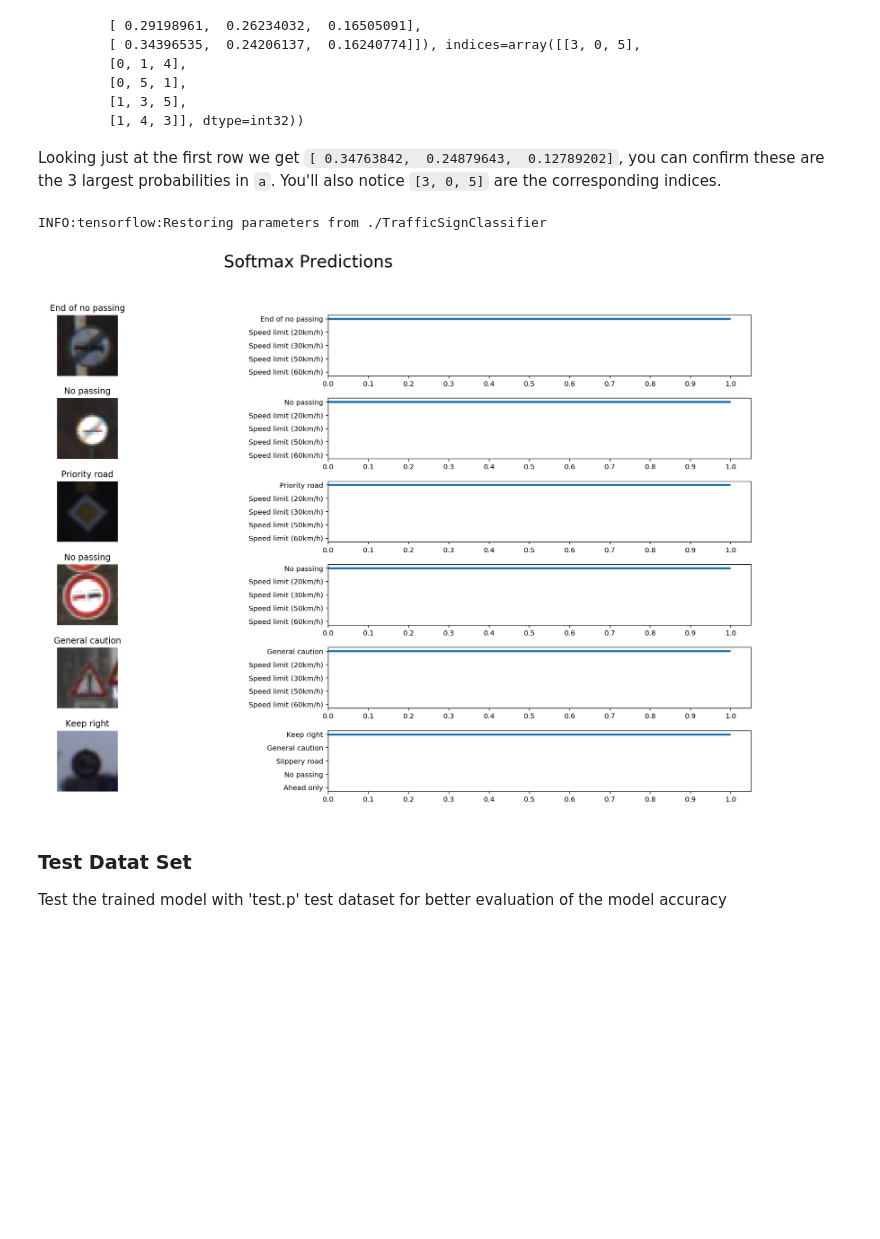
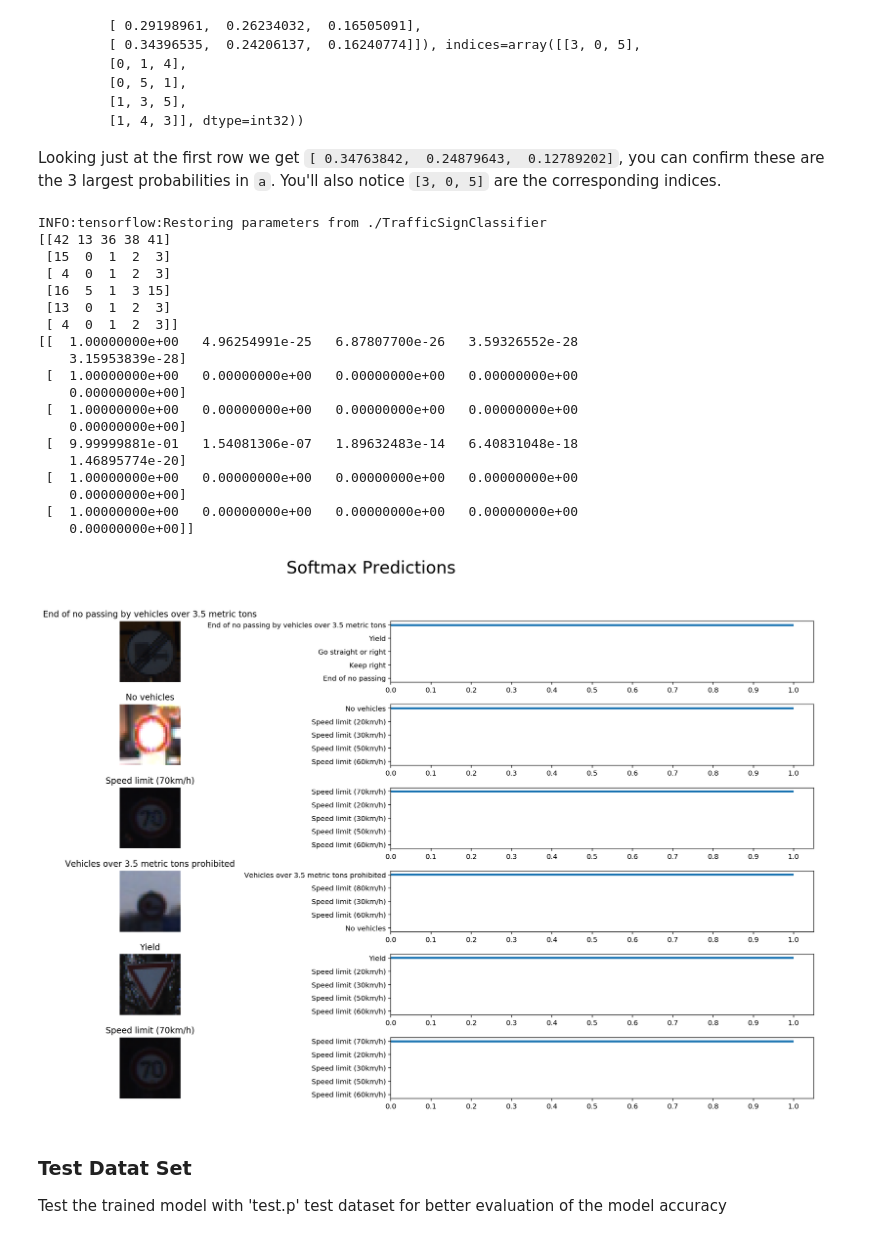
Before and after one commit to chanwooyang/Udacity-SDCND, a Jupyter notebook: T1-P2-TrafficSignClassifier/Traffic_Sign_Classifier.ipynb, the cells around one changed output. Saved outputs shown, nothing was run; the diff lists cells and outputs as text; code cells hidden in the pictures; blank space fills up the shorter version.

```diff
--- a/T1-P2-TrafficSignClassifier/Traffic_Sign_Classifier.ipynb
+++ b/T1-P2-TrafficSignClassifier/Traffic_Sign_Classifier.ipynb
@@ -336,7 +329,7 @@ def LeNet(x, keep_prob, is_training):
 
     # Conv Layer 1
     input1 = x
-    output_size1 = 20
+    output_size1 = 40
     k_size1 = [5,5]
     k_stride1 = [1,1]
     k_pad1 = 'VALID'
@@ -347,7 +340,7 @@ def LeNet(x, keep_prob, is_training):
 
     # Conv Layer 2
     input2 = conv_layer1
-    output_size2 = 50
+    output_size2 = 80
     k_size2 = [5,5]
     k_stride2 = [1,1]
     k_pad2 = 'VALID'
@@ -356,7 +349,6 @@ def LeNet(x, keep_prob, is_training):
     pool_pad2 = 'SAME'
     conv_layer2 = convlayer(input2, output_size2, k_size2, k_stride2, k_pad2, pool_size2, pool_stride2, pool_pad2, is_training, 'convlayer2')
 
-    # Flatten. Input = 5x5x16. Output = 400.
     # flattened layer: 4D Tensor --> 2D Tensor [Batch Size, Flattened Image Size]
     layer2_shape = conv_layer2.get_shape().as_list()
     flat_size = np.prod(layer2_shape[1:])
@@ -365,7 +357,7 @@ def LeNet(x, keep_prob, is_training):
 
     # Fully Connected Layer 3
     input3 = layer2_flat
-    output_size3 = 700
+    output_size3 = 1000
     dropout3 = True
     keep_prob3 = keep_prob
     fully_con_layer3 = fully_connected(input3, output_size3, dropout3, keep_prob3, is_training, 'fullconlayer3')
@@ -409,12 +401,12 @@ sets imply underfitting. A high accuracy on the training set but low accuracy on
 ### the accuracy on the test set should be calculated and reported as well.
 ### Feel free to use as many code cells as needed.
 
-rate = 0.001
+rate = 0.0005
 
 logits = LeNet(x,keep_prob,is_training)
 logits = tf.identity(logits, name='logit') # Name logits Tensor so that it can be loaded from disk after training
 cross_entropy = tf.nn.softmax_cross_entropy_with_logits(labels=one_hot_y, logits=logits)
-loss_operation = tf.reduce_mean(cross_entropy)
+loss_operation = tf.reduce_mean(cross_entropy, name='loss')
 with tf.control_dependencies(tf.get_collection(tf.GraphKeys.UPDATE_OPS)):
     training_operation = tf.train.AdamOptimizer(learning_rate = rate).minimize(loss_operation)
 # %% [output]
@@ -435,15 +427,17 @@ correct_prediction = tf.equal(tf.argmax(logits, 1), tf.argmax(one_hot_y, 1))
 accuracy_operation = tf.reduce_mean(tf.cast(correct_prediction, tf.float32), name='accuracy')
 saver = tf.train.Saver()
 
-def evaluate(sess, train_X_data, train_y_data, valid_X_data, valid_y_data):
+def evaluate(sess, valid_X_data, valid_y_data):
     num_examples = len(valid_X_data)
     total_accuracy = 0
+    total_loss = 0
     for offset in range(0, num_examples, BATCH_SIZE):
         valid_batch_x, valid_batch_y = valid_X_data[offset:offset+BATCH_SIZE], valid_y_data[offset:offset+BATCH_SIZE]
-        loss = sess.run(loss_operation, feed_dict={x: train_X_data, y:train_y_data, keep_prob:1.0, is_training:False})
+        loss = sess.run(loss_operation, feed_dict={x: valid_batch_x, y:valid_batch_y, keep_prob:1.0, is_training:False})
         accuracy = sess.run(accuracy_operation, feed_dict={x: valid_batch_x, y: valid_batch_y, keep_prob:1.0, is_training:False})
-        total_accuracy += (accuracy * len(batch_x))
-    return total_accuracy / num_examples, loss
+        total_accuracy += (accuracy * len(valid_batch_x))
+        total_loss += (loss * len(valid_batch_x))
+    return total_accuracy / num_examples, total_loss/num_examples
 # %%
 with tf.Session() as sess:
     sess.run(tf.global_variables_initializer())
@@ -458,10 +452,16 @@ with tf.Session() as sess:
             batch_x, batch_y = norm_X_train[offset:end], y_train[offset:end]
             sess.run(training_operation, feed_dict={x: batch_x, y: batch_y, keep_prob:keep_probability, is_training:True})
 
-        validation_accuracy, loss = evaluate(sess, norm_X_train, y_train, norm_X_valid, y_valid)
+        validation_accuracy, loss = evaluate(sess, norm_X_valid, y_valid)
         print("EPOCH {} ...".format(i+1) + "\t Validation Accuracy = {:.4f}".format(validation_accuracy)
-              + "\t Loss = {:.6f}".format(loss))
+              + "\t Validation Loss = {:.6f}".format(loss))
         print()
+
+    final_val_acc = sess.run(accuracy_operation, feed_dict={x: norm_X_valid, y: y_valid, keep_prob:1.0, is_training:False})
+    final_val_loss = sess.run(loss_operation, feed_dict={x: norm_X_valid, y: y_valid, keep_prob:1.0, is_training:False})
+
+    print("Final Validation Accuracy = {:.4f}".format(final_val_acc))
+    print("Final Validation Loss = {:.6f}".format(final_val_loss))
 
     saver.save(sess, './TrafficSignClassifier')
     print("Model saved")
@@ -710,35 +710,56 @@ def display_image_predictions(n_samples, n_predictions, features, labels, predic
 # %%
 ### Print out the top five softmax probabilities for the predictions on the German traffic sign images found on the web.
 ### Feel free to use as many code cells as needed.
 save_model_path = './TrafficSignClassifier'
 
 loaded_graph = tf.Graph()
 
 test_image_path = './testimage/'
 resized_images = resize_test_images(test_image_path)
 
 with tf.Session(graph=loaded_graph) as sess:
     # Load Model
     loader = tf.train.import_meta_graph(save_model_path+'.meta')
     loader.restore(sess, save_model_path)
 
     # Get Tensors from loaded model
     loaded_x = loaded_graph.get_tensor_by_name('x:0')
     loaded_y = loaded_graph.get_tensor_by_name('y:0')
     loaded_keep_prob = loaded_graph.get_tensor_by_name('keep_prob:0')
     loaded_is_training = loaded_graph.get_tensor_by_name('is_training:0')
     loaded_logits = loaded_graph.get_tensor_by_name('logit:0')
+    loaded_loss = loaded_graph.get_tensor_by_name('loss:0')
     loaded_accuracy = loaded_graph.get_tensor_by_name('accuracy:0')
 
-    test_predictions = sess.run(tf.nn.top_k(tf.nn.softmax(loaded_logits), 5),feed_dict={loaded_x: resized_images, loaded_y: [41, 41, 12, 9, 18, 10]
+    test_predictions = sess.run(tf.nn.top_k(tf.nn.softmax(loaded_logits), 5),feed_dict={loaded_x: resized_images, loaded_y: [42, 15, 4, 9, 13, 4]
 , loaded_keep_prob:1.0, loaded_is_training:False})
     display_image_predictions(6, 5, resized_images, predicted_id_list, test_predictions)
+    print(test_predictions[1])
+    print(test_predictions[0])
 
 # loaded_y value was fed with the 'predicted_id_list' output from the predicted logit.
 # Visual evaluation was done manually and incorrect predicted id was replaced before it is fed into loaded_y
 # %% [output]
 INFO:tensorflow:Restoring parameters from ./TrafficSignClassifier
+[[42 13 36 38 41]
+ [15  0  1  2  3]
+ [ 4  0  1  2  3]
+ [16  5  1  3 15]
+ [13  0  1  2  3]
+ [ 4  0  1  2  3]]
+[[  1.00000000e+00   4.96254991e-25   6.87807700e-26   3.59326552e-28
+    3.15953839e-28]
+ [  1.00000000e+00   0.00000000e+00   0.00000000e+00   0.00000000e+00
+    0.00000000e+00]
+ [  1.00000000e+00   0.00000000e+00   0.00000000e+00   0.00000000e+00
+    0.00000000e+00]
+ [  9.99999881e-01   1.54081306e-07   1.89632483e-14   6.40831048e-18
+    1.46895774e-20]
+ [  1.00000000e+00   0.00000000e+00   0.00000000e+00   0.00000000e+00
+    0.00000000e+00]
+ [  1.00000000e+00   0.00000000e+00   0.00000000e+00   0.00000000e+00
+    0.00000000e+00]]
-[figure, old version]
+[figure, new version]
 # %% [markdown]
 ### Test Datat Set
 Test the trained model with 'test.p' test dataset for better evaluation of the model accuracy
```
Also changed, not shown: parts of 7 cells of this notebook, 3 other files.
